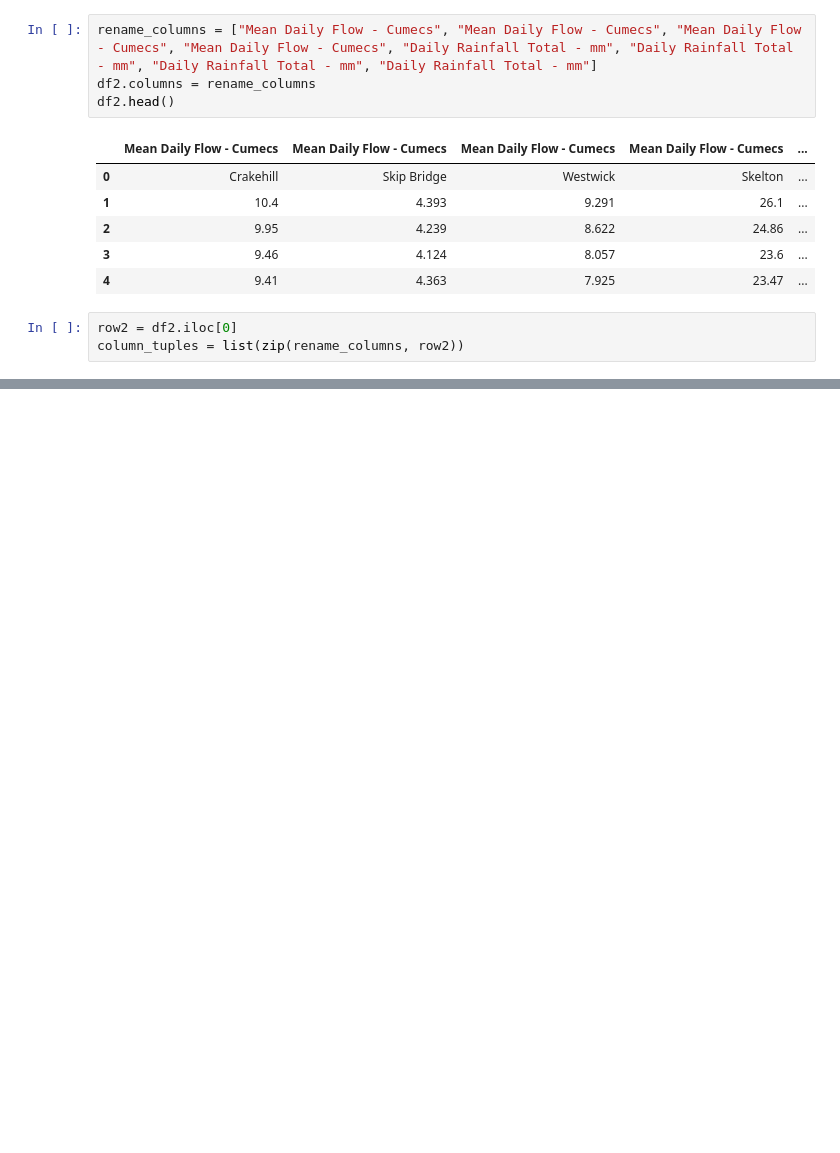
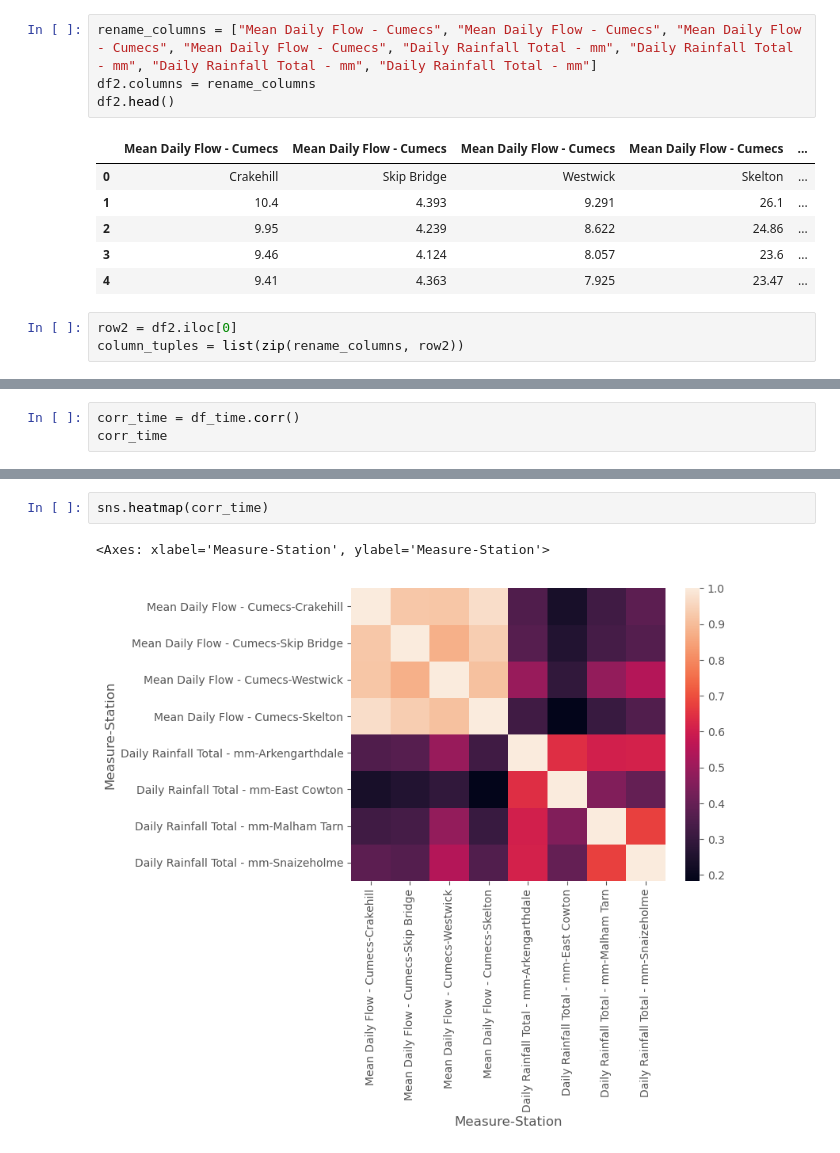
Before and after one commit to Afroamir2/Portfolio, a Jupyter notebook: ANN/ANN_Coursework.ipynb, the cells around one changed output, grey strips where cells are left out. Saved outputs shown, nothing was run; the diff lists cells and outputs as text; blank space fills up the shorter version.

```diff
--- a/ANN/ANN_Coursework.ipynb
+++ b/ANN/ANN_Coursework.ipynb
@@ -70,0 +318,3 @@ df2.head()
+# %%
+corr_time = df_time.corr()
+corr_time
@@ -70,0 +333,5 @@ df2.head()
+# %%
+sns.heatmap(corr_time)
+# %% [output]
+<Axes: xlabel='Measure-Station', ylabel='Measure-Station'>
+[figure, added]
```
Also changed, not shown: parts of 40 cells of this notebook, 5 other files.
